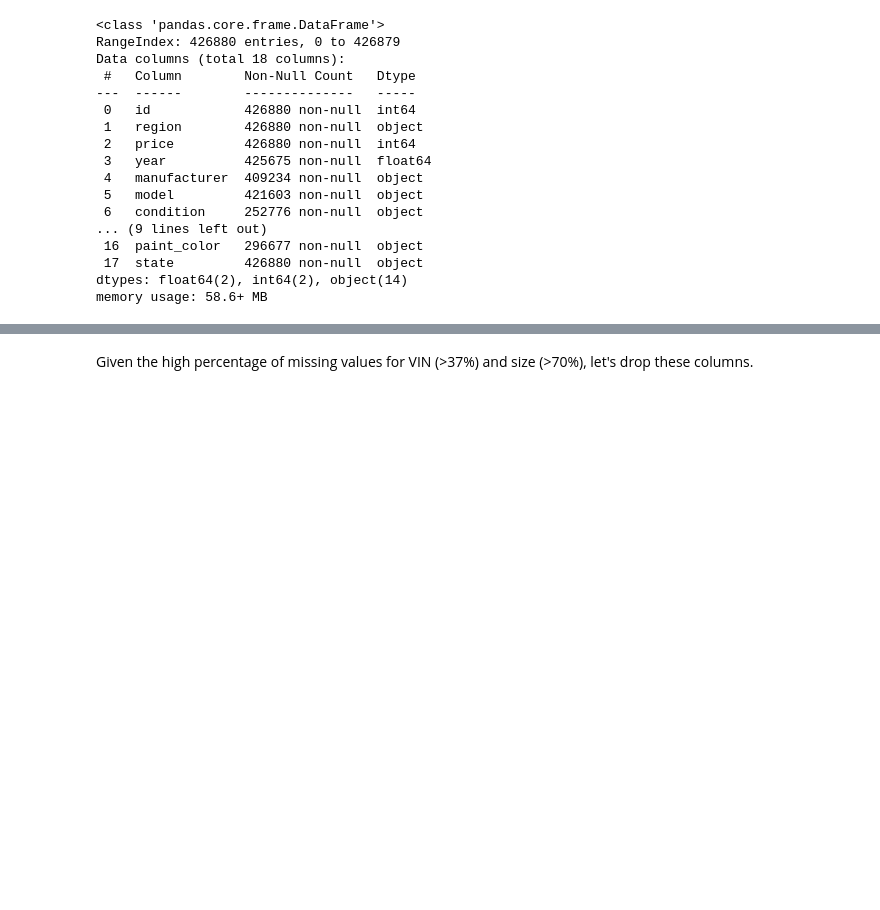
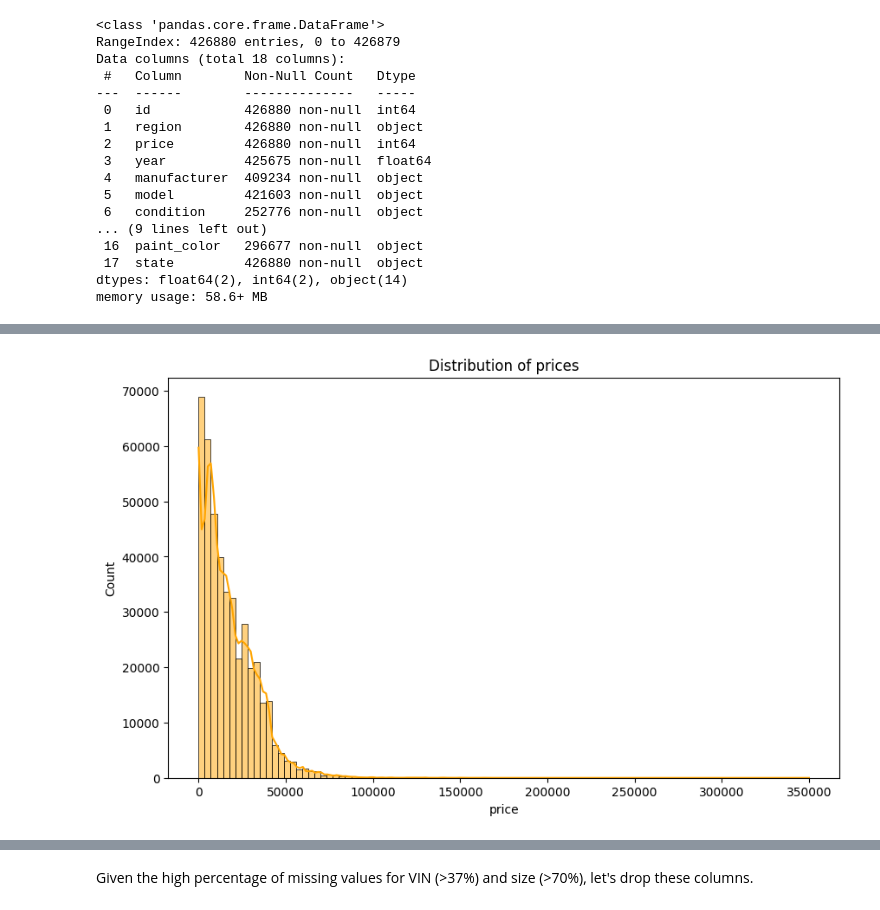
Before and after one commit to dmtrinh/used-car-prices, a Jupyter notebook: prompt_II.ipynb, the cells around one changed output, grey strips where cells are left out. Saved outputs shown, nothing was run; the diff lists cells and outputs as text; code cells hidden in the pictures; blank space fills up the shorter version.

```diff
--- a/prompt_II.ipynb
+++ b/prompt_II.ipynb
@@ -77,3 +89,10 @@ memory usage: 58.6+ MB
+# %%
+plt.figure(figsize=(10, 6))
+sns.histplot(cars_df.query('price < 400000'), x="price", kde=True, bins=100, color='orange' )
+plt.title('Distribution of prices')
+plt.show()
+# %% [output]
+[figure, added]
 # %%
 numerical_features = ['price', 'year', 'odometer']
 # %%
```
Also changed, not shown: parts of 24 cells of this notebook.
